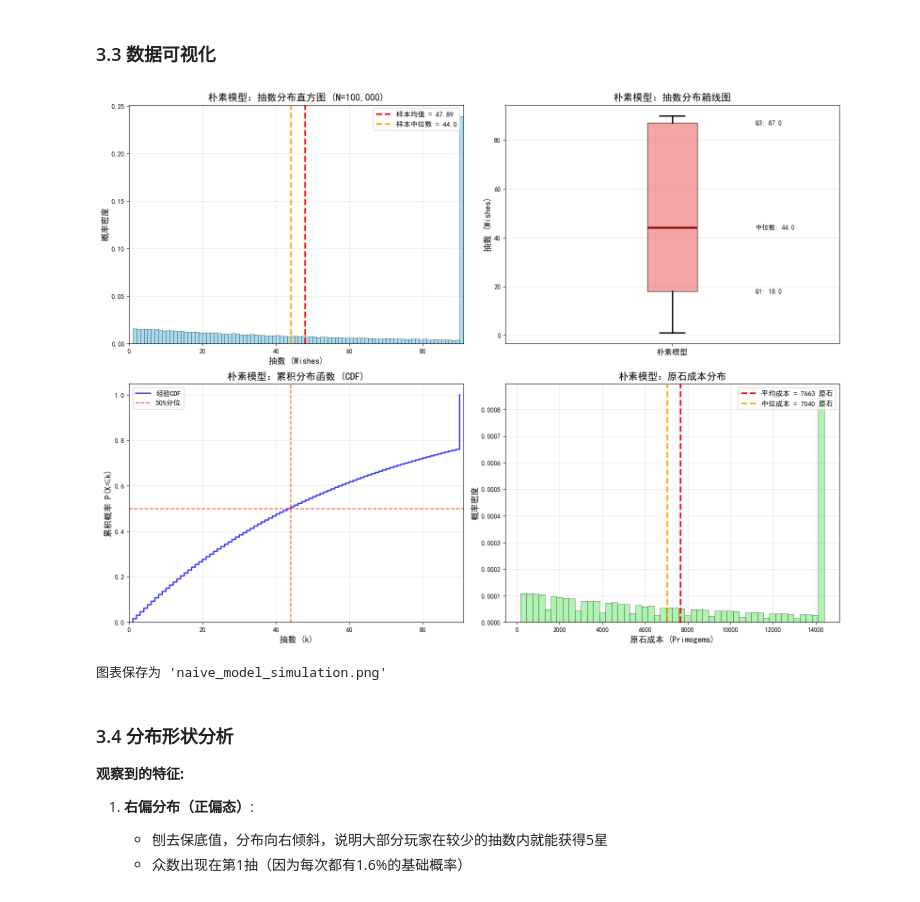
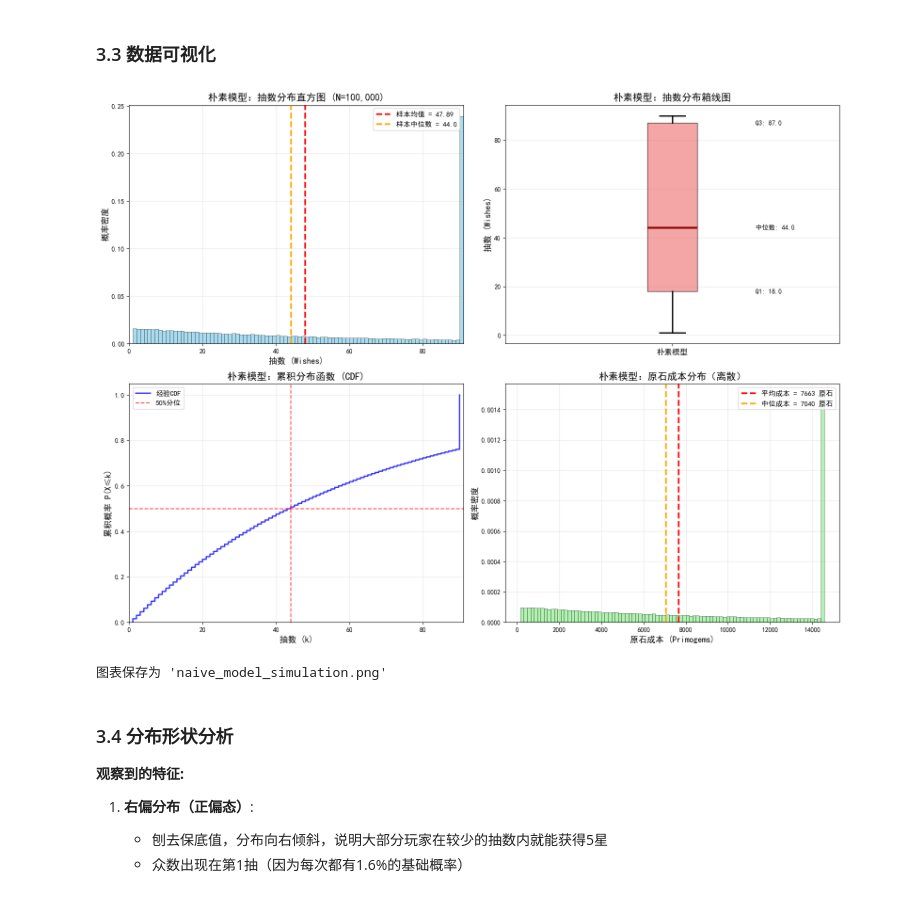
Before and after one commit to NapoleonKarlSilensk/Genshin_Impact-s_wish_mechanism_si140A_final_project, a Jupyter notebook: genshin_wish_simulation.ipynb, the cells around one changed output. Cells and saved outputs as stored; diff of their text form; code cells hidden in the pictures.

```diff
--- a/genshin_wish_simulation.ipynb
+++ b/genshin_wish_simulation.ipynb
@@ -362,37 +362,39 @@ ax3.plot(sorted_results, empirical_cdf, 'b-', linewidth=2, label='经验CDF', al
 ax3.axhline(0.5, color='red', linestyle='--', linewidth=1.5, alpha=0.7, label='50%分位')
 ax3.axvline(sample_median, color='red', linestyle='--', linewidth=1.5, alpha=0.7)
 ax3.set_xlabel('抽数 (k)', fontsize=13, fontweight='bold')
 ax3.set_ylabel('累积概率 P(X≤k)', fontsize=13, fontweight='bold')
 ax3.set_title('朴素模型：累积分布函数 (CDF)', fontsize=15, fontweight='bold')
 ax3.legend(fontsize=11)
 ax3.grid(True, alpha=0.3)
 ax3.set_xlim([0, HARD_PITY + 1])
 ax3.set_ylim([0, 1.05])
 
-# 4. 成本分布
+# 4. 成本分布（修正：使用离散bins）
 ax4 = axes[1, 1]
 cost_results = simu_r * PRIMOGEM_PER_WISH
-ax4.hist(cost_results, bins=50, density=True, alpha=0.7, color='lightgreen',
+# 成本是离散的（160的倍数），使用离散bins避免"凹陷"现象
+cost_bins = np.arange(PRIMOGEM_PER_WISH, (HARD_PITY + 1) * PRIMOGEM_PER_WISH + PRIMOGEM_PER_WISH, PRIMOGEM_PER_WISH)
+ax4.hist(cost_results, bins=cost_bins, density=True, alpha=0.7, color='lightgreen',
          edgecolor='black', linewidth=0.5)
 mean_cost = sample_mean * PRIMOGEM_PER_WISH
 median_cost = sample_median * PRIMOGEM_PER_WISH
 ax4.axvline(mean_cost, color='red', linestyle='--', linewidth=2.5,
             label=f'平均成本 = {mean_cost:.0f} 原石', zorder=5)
 ax4.axvline(median_cost, color='orange', linestyle='--', linewidth=2.5,
             label=f'中位成本 = {median_cost:.0f} 原石', zorder=5)
 ax4.set_xlabel('原石成本 (Primogems)', fontsize=13, fontweight='bold')
 ax4.set_ylabel('概率密度', fontsize=13, fontweight='bold')
-ax4.set_title('朴素模型：原石成本分布', fontsize=15, fontweight='bold')
+ax4.set_title('朴素模型：原石成本分布（离散）', fontsize=15, fontweight='bold')
 ax4.legend(fontsize=11, loc='upper right')
 ax4.grid(True, alpha=0.3)
 
 plt.tight_layout()
 plt.savefig('naive_model_simulation.png', dpi=300, bbox_inches='tight')
 plt.show()
 
 print("图表保存为 'naive_model_simulation.png'")
 # %% [output]
-[figure, old version]
+[figure, new version]
 图表保存为 'naive_model_simulation.png'
 # %% [markdown]
 ### 3.4 分布形状分析
```
Also changed, not shown: parts of 2 cells of this notebook, 1 other file.
